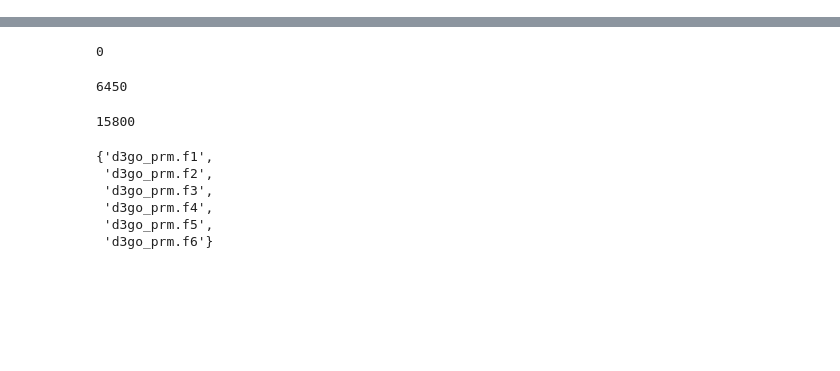
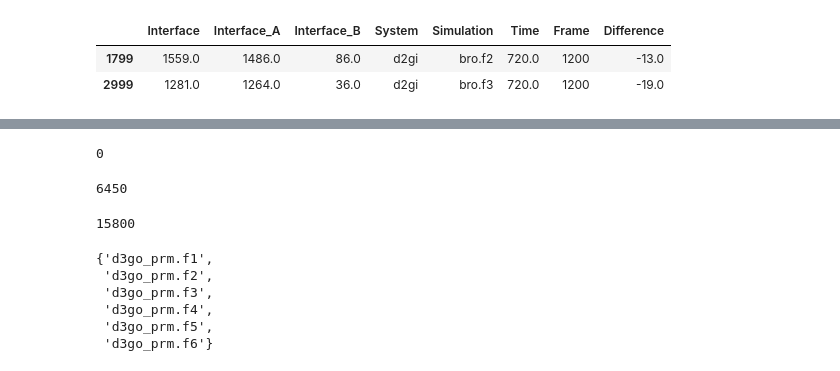
Before and after one commit to brucekhlee/ace, a Jupyter notebook: tutorial/dx_g_cpx/check_interface.ipynb, the cells around one changed output, grey strips where cells are left out. Drawn from its saved outputs; the diff is of its cells as text; code cells hidden in the pictures; blank space fills up the shorter version.

```diff
--- a/tutorial/dx_g_cpx/check_interface.ipynb
+++ b/tutorial/dx_g_cpx/check_interface.ipynb
@@ -63,3 +99,9 @@ d2gi_mm
+# %%
+sns.lineplot()
+# %% [output]
+|  | Interface | Interface_A | Interface_B | System | Simulation | Time | Frame | Difference |
+| 1799 | 1559.0 | 1486.0 | 86.0 | d2gi | bro.f2 | 720.0 | 1200 | -13.0 |
+| 2999 | 1281.0 | 1264.0 | 36.0 | d2gi | bro.f3 | 720.0 | 1200 | -19.0 |
 # %%
 d2go = read_data("d2go", "bro")
 # %%
```
Also changed, not shown: parts of 18 cells of this notebook.
